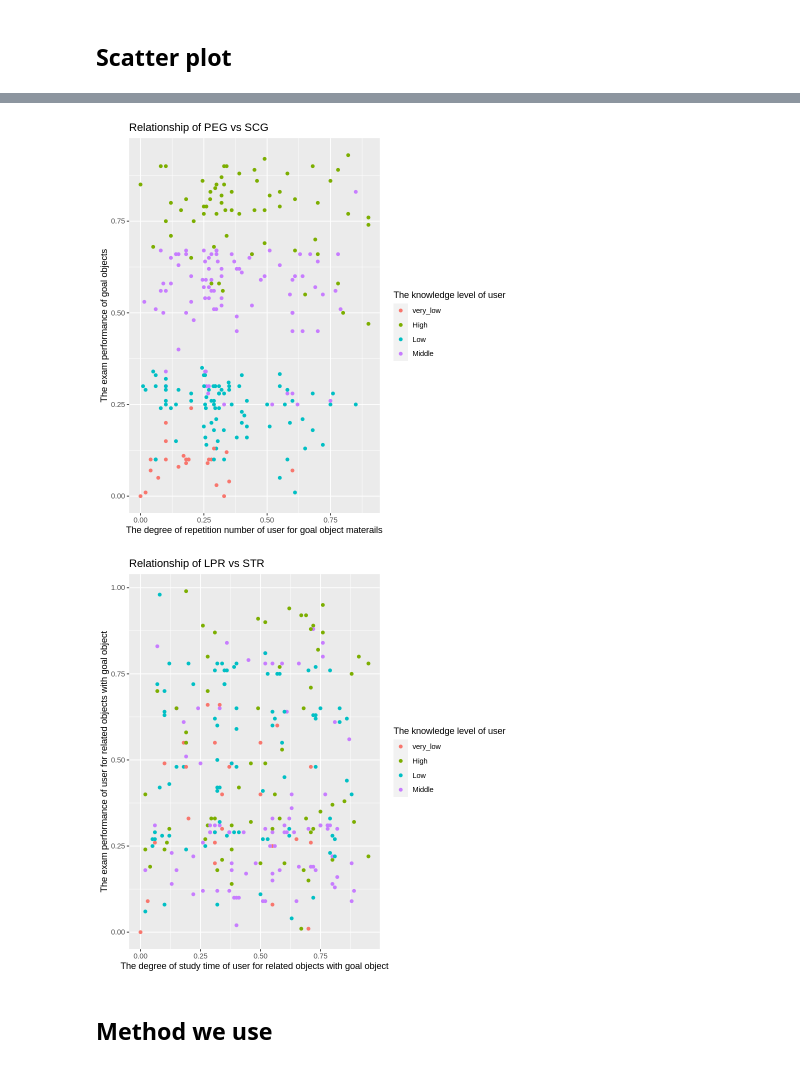
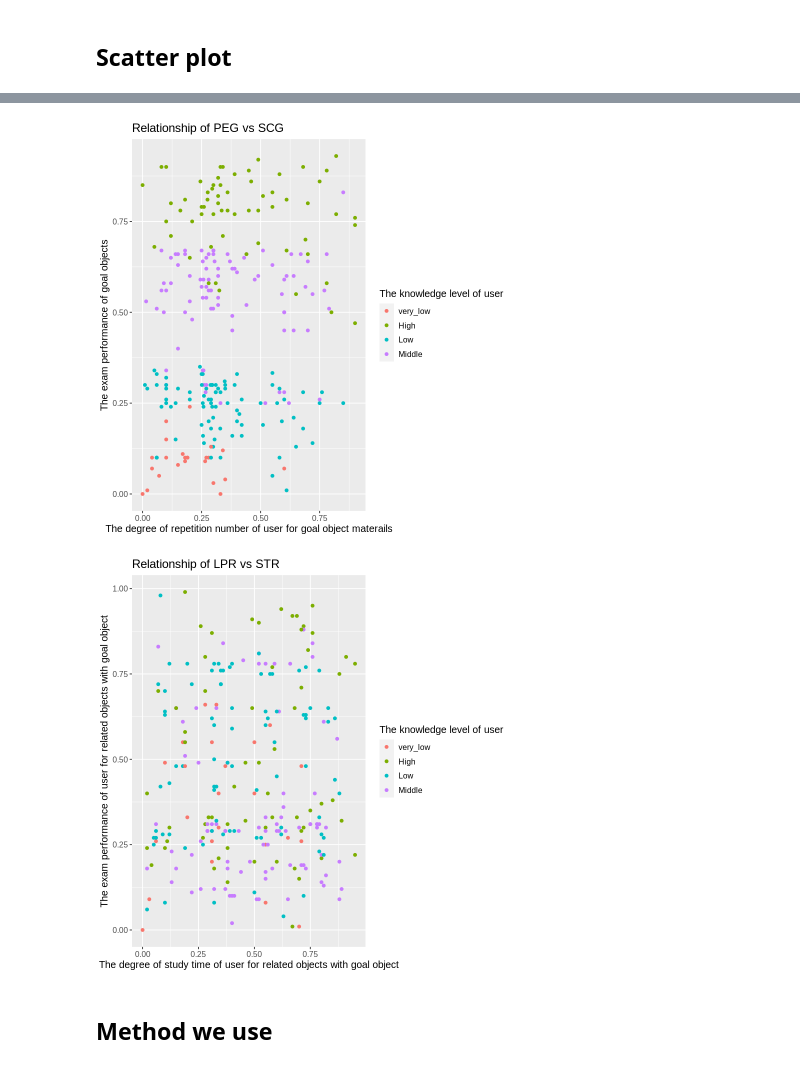
Before and after one commit to kzhang0113/group_8_ds_project, a Jupyter notebook: group_project_proposal.ipynb, the cells around one changed output, grey strips where cells are left out. Saved outputs shown, nothing was run; the diff lists cells and outputs as text; code cells hidden in the pictures.

```diff
--- a/group_project_proposal.ipynb
+++ b/group_project_proposal.ipynb
@@ -173,18 +174,20 @@ peg_vs_stg
 peg_vs_scg <- training_data %>%
             ggplot(aes(x = SCG, y = PEG , color = UNS)) +
             geom_point() +
-            labs(x = "The degree of repetition number of user for goal object materails", y = "The exam performance of goal objects", color = "The knowledge level of user", title = "Relationship of PEG vs SCG")
+            labs(x = "The degree of repetition number of user for goal object materails", y = "The exam performance of goal objects", color = "The knowledge level of user", title = "Relationship of PEG vs SCG") +
+            theme(text = element_text(size = 12))
 peg_vs_scg
 # %% [output]
-[figure, old version]
+[figure, new version]
 # %%
 lpr_vs_str <- training_data %>%
             ggplot(aes(x = STR, y = LPR , color = UNS)) +
             geom_point() +
-            labs(x = "The degree of study time of user for related objects with goal object", y = "The exam performance of user for related objects with goal object", color = "The knowledge level of user", title = "Relationship of LPR vs STR")
+            labs(x = "The degree of study time of user for related objects with goal object", y = "The exam performance of user for related objects with goal object", color = "The knowledge level of user", title = "Relationship of LPR vs STR") +
+            theme(text = element_text(size = 12))
 lpr_vs_str
 # %% [output]
-[figure, old version]
+[figure, new version]
 # %% [markdown]
 ## Method we use
 # %% [markdown]
```
Also changed, not shown: parts of 2 cells of this notebook.
